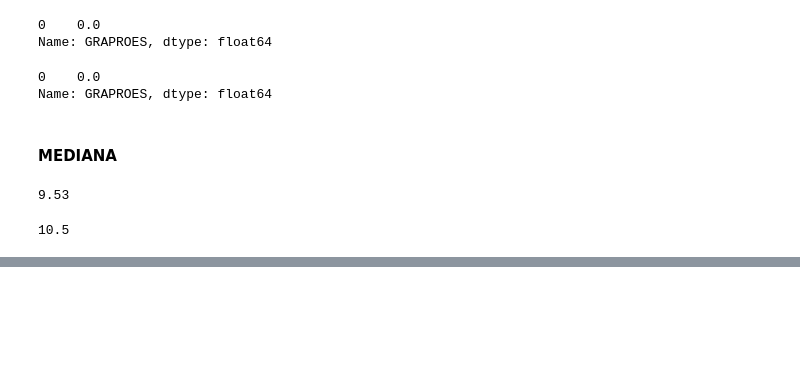
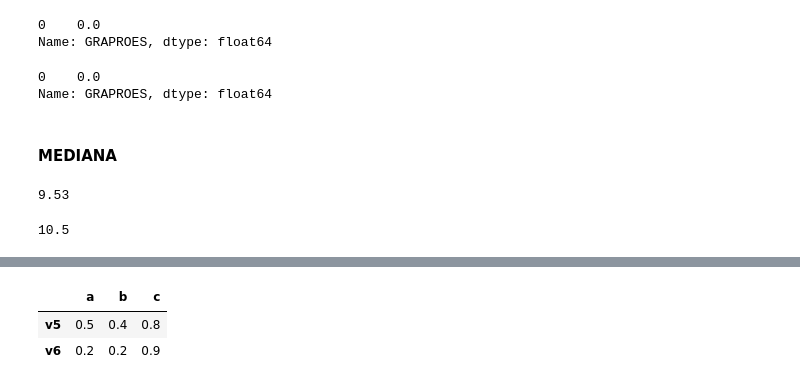
Before and after one commit to MaximilianoVM/DATA-MINIG-2023-1, a Jupyter notebook: M3.3_practica.ipynb, the cells around one changed output, grey strips where cells are left out. Cells and saved outputs as stored; diff of their text form; code cells hidden in the pictures; blank space fills up the shorter version.

```diff
--- a/M3.3_practica.ipynb
+++ b/M3.3_practica.ipynb
@@ -212,0 +223,6 @@ df20['GRAPROES'].median()
+# %%
+distancia = pd.DataFrame([v5, v6], columns=['a', 'b', 'c'], index=['v5', 'v6'])
+# %% [output]
+|  | a | b | c |
+| v5 | 0.5 | 0.4 | 0.8 |
+| v6 | 0.2 | 0.2 | 0.9 |
```
Also changed, not shown: parts of 3 cells of this notebook.
